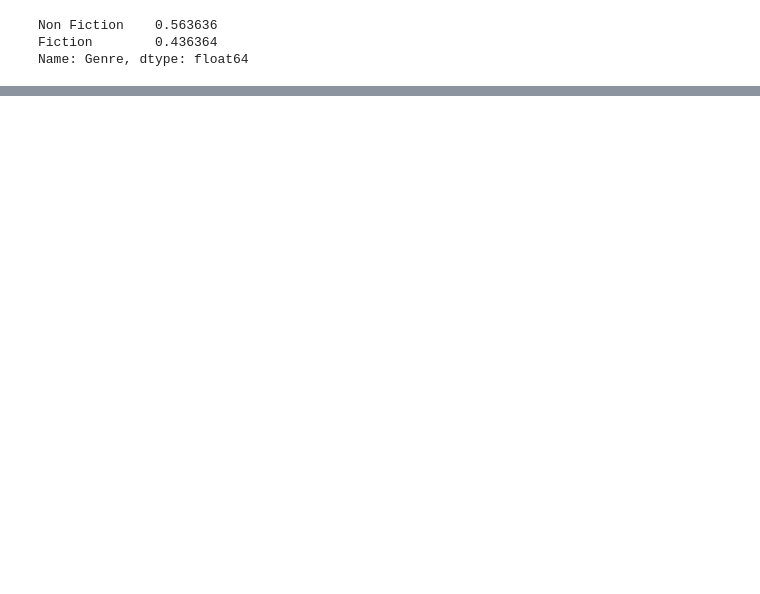
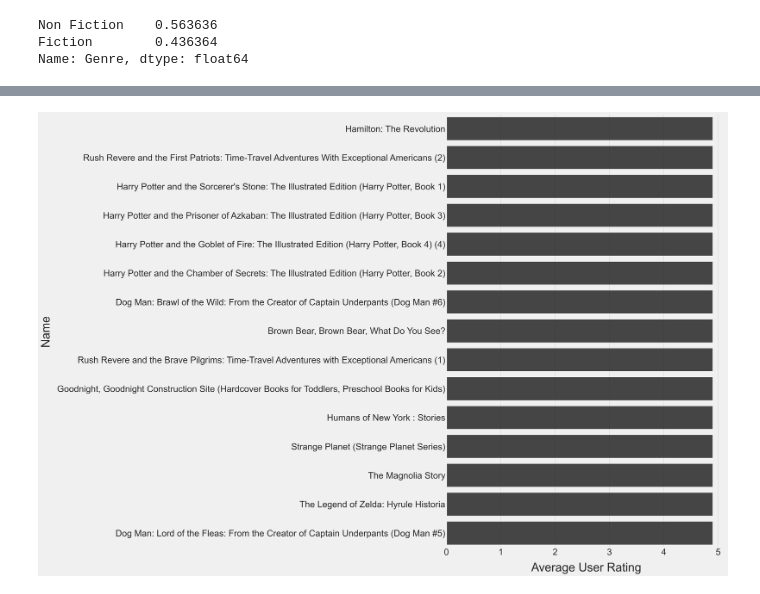
Before and after one commit to esbatiehsan/amazon-bestsellers, a Jupyter notebook: data-cleaning-exploration.ipynb, the cells around one changed output, grey strips where cells are left out. Cells and saved outputs as stored; diff of their text form; code cells hidden in the pictures; blank space fills up the shorter version.

```diff
--- a/data-cleaning-exploration.ipynb
+++ b/data-cleaning-exploration.ipynb
@@ -113,0 +112,14 @@ amazon_books.groupby('Name', as_index=False)[['User Rating']].mean()\
+# %%
+highest_rated_titles = amazon_books.groupby('Name', as_index=False)[['User Rating']].mean()\
+                        .sort_values('User Rating', ascending=False).head(15)
+
+fig, ax = plt.subplots(figsize=(15, 25))
+sns.barplot(data=highest_rated_titles, y='Name', x='User Rating',
+            alpha=0.8, color='k', ax=ax)
+ax.set_ylabel('Name', fontsize=40, labelpad=20)
+ax.set_xlabel('Average User Rating', fontsize=40, labelpad=20)
+plt.xticks(fontsize=30)
+plt.yticks(fontsize=30)
+plt.show()
+# %% [output]
+[figure, added]
```
Also changed, not shown: parts of 9 cells of this notebook.
